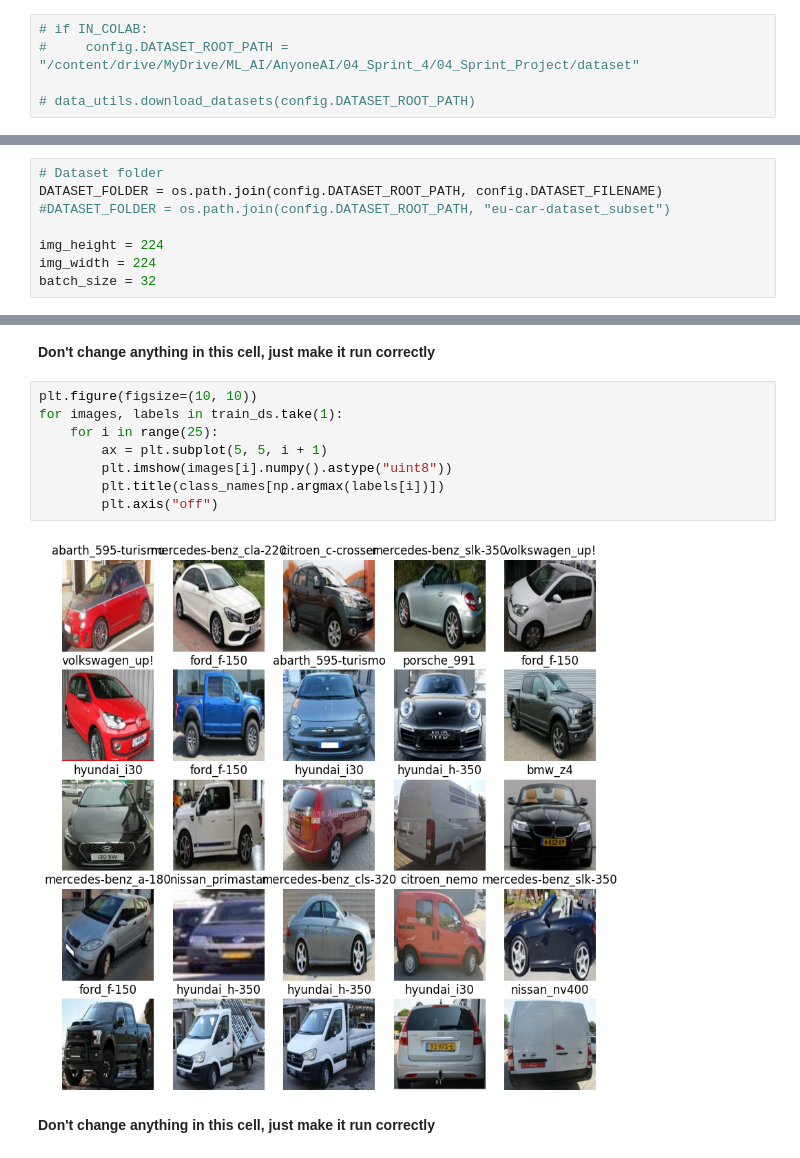
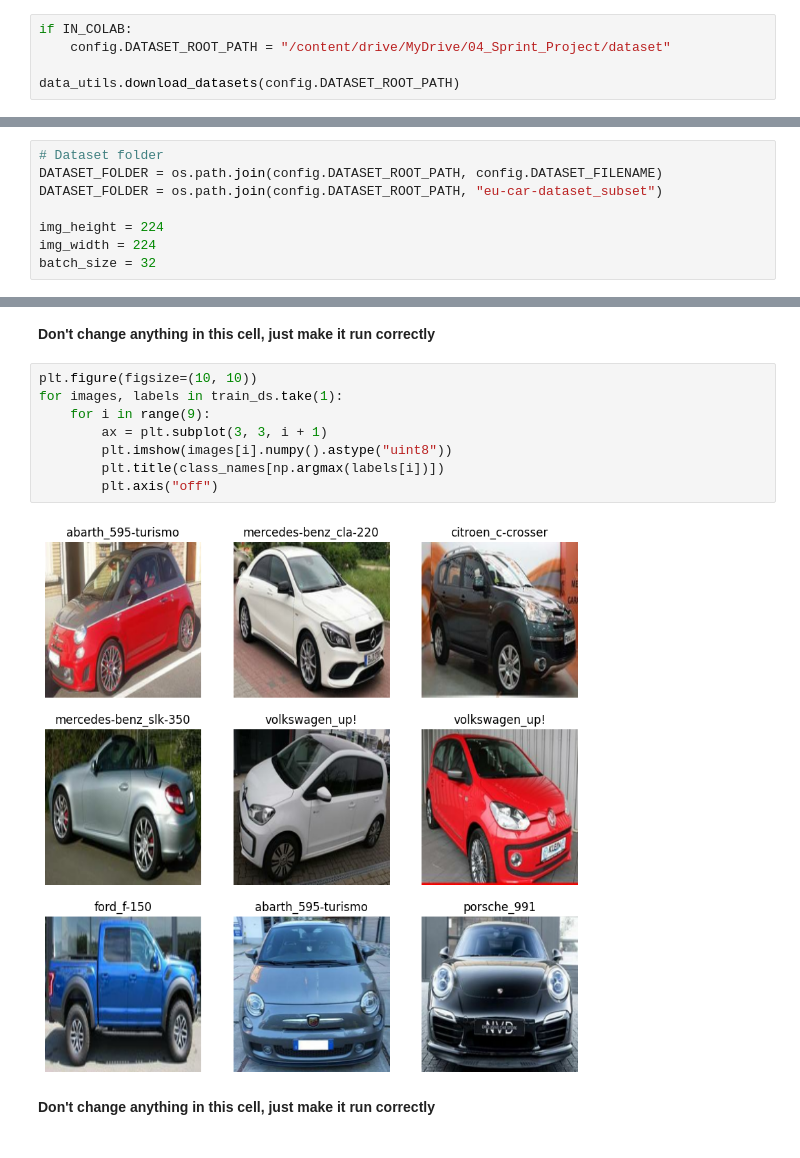
Before and after one commit to anvasquezre/movie_recommendation_system, a Jupyter notebook: AnyoneAI - Sprint Project 04.ipynb, the cells around one changed output, grey strips where cells are left out. Cells and saved outputs as stored; diff of their text form.

Commit message:
Project finished - all test passed, final val_acc 0.85

```diff
--- a/AnyoneAI - Sprint Project 04.ipynb
+++ b/AnyoneAI - Sprint Project 04.ipynb
@@ -88,10 +245,10 @@ To access the data for this project, you only need to execute the code below. Th
 # %% [markdown]
 1.1. Download the training and test datasets.
 # %%
-# if IN_COLAB:
-#     config.DATASET_ROOT_PATH = "/content/drive/MyDrive/ML_AI/AnyoneAI/04_Sprint_4/04_Sprint_Project/dataset"
+if IN_COLAB:
+    config.DATASET_ROOT_PATH = "/content/drive/MyDrive/04_Sprint_Project/dataset"
 
-# data_utils.download_datasets(config.DATASET_ROOT_PATH)
+data_utils.download_datasets(config.DATASET_ROOT_PATH)
 # %% [markdown]
 1.2. Setup some variables you will use during training the model.
 
@@ -99,7 +256,7 @@ The default values used here should work fine for you.
 # %%
 # Dataset folder
 DATASET_FOLDER = os.path.join(config.DATASET_ROOT_PATH, config.DATASET_FILENAME)
-#DATASET_FOLDER = os.path.join(config.DATASET_ROOT_PATH, "eu-car-dataset_subset")
+DATASET_FOLDER = os.path.join(config.DATASET_ROOT_PATH, "eu-car-dataset_subset")
 
 img_height = 224
 img_width = 224
@@ -164,13 +320,13 @@ You can re-run the following cell as many times as you want and it will always s
 # %%
 plt.figure(figsize=(10, 10))
 for images, labels in train_ds.take(1):
-    for i in range(25):
-        ax = plt.subplot(5, 5, i + 1)
+    for i in range(9):
+        ax = plt.subplot(3, 3, i + 1)
         plt.imshow(images[i].numpy().astype("uint8"))
         plt.title(class_names[np.argmax(labels[i])])
         plt.axis("off")
 # %% [output]
-[figure, old version]
+[figure, new version]
 # %% [markdown]
 **Don't change anything in this cell, just make it run correctly**
 # %%
```
Also changed, not shown: parts of 36 cells of this notebook, 4 other files.
